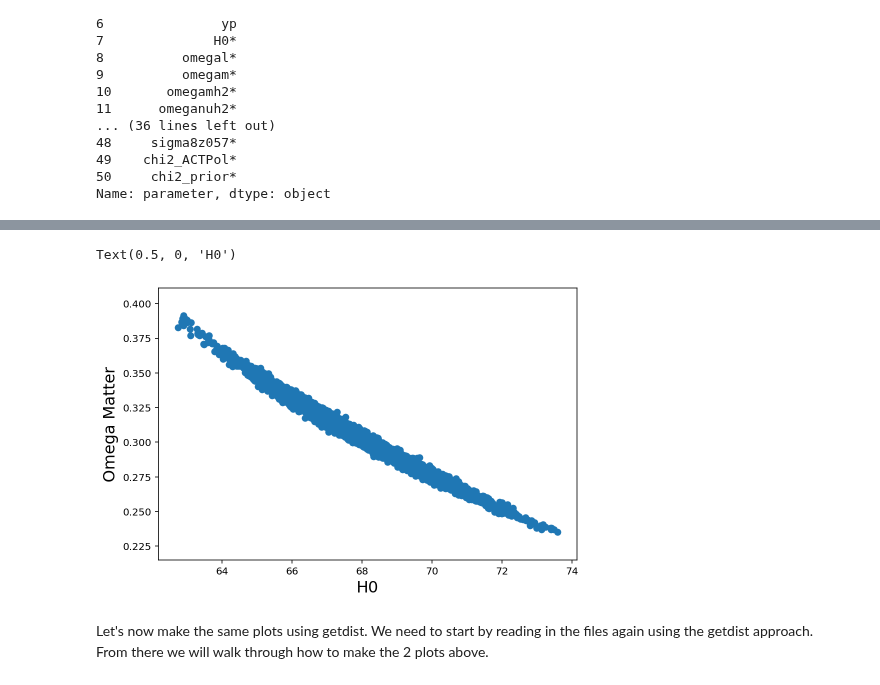
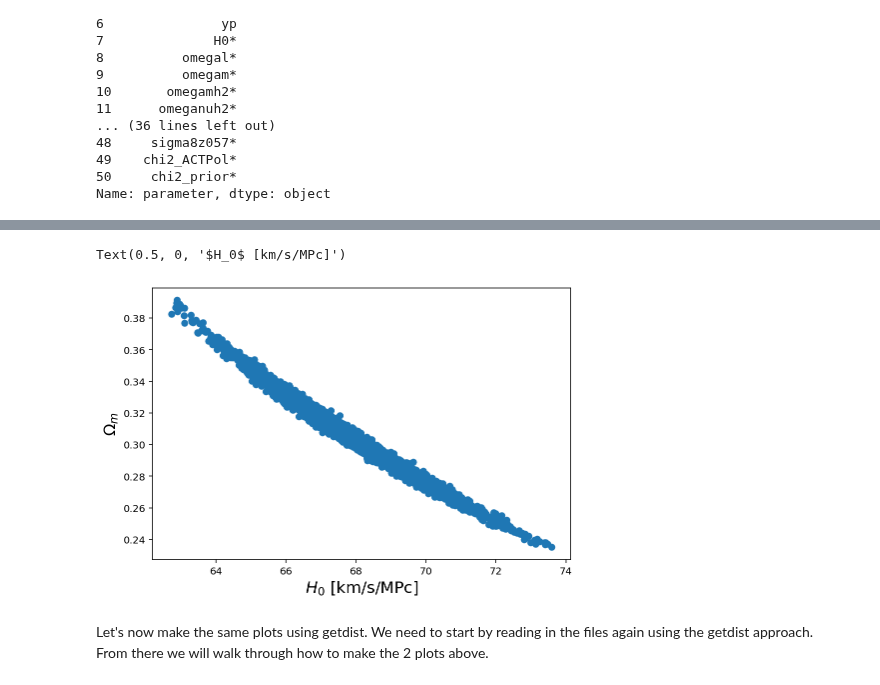
Before and after one commit to ACTCollaboration/DR4_DR5_Notebooks, a Jupyter notebook: Notebooks/Section_10_ACT_likelihood.ipynb, the cells around one changed output, grey strips where cells are left out. Drawn from its saved outputs; the diff is of its cells as text; code cells hidden in the pictures.

```diff
--- a/Notebooks/Section_10_ACT_likelihood.ipynb
+++ b/Notebooks/Section_10_ACT_likelihood.ipynb
@@ -389,17 +389,17 @@ Now let's take a look at how we can do this using getdist.  We need to start by
 # %%
 # Now let's try a 2D example adding in Omega Matter
 
 # It's worth noting that since the first two columns of the chains are iteration and likelihood we add +2
 # to the column number shown above when calling the columns in our scatter plot (i.e. we want H0 which is the
 # 7th parameter above so we plot chain[:, 9]) to get H0
 
 plt.figure(figsize = (7.5, 5))
 plt.scatter(chain[:,9], chain[:,11])
-plt.ylabel("Omega Matter", fontsize = 16)
-plt.xlabel("H0", fontsize = 16)
+plt.ylabel("$\Omega_m$", fontsize = 16)
+plt.xlabel("$H_0$ [km/s/MPc]", fontsize = 16)
 # %% [output]
-Text(0.5, 0, 'H0')
+Text(0.5, 0, '$H_0$ [km/s/MPc]')
-[figure, old version]
+[figure, new version]
 # %% [markdown]
 Let's now make the same plots using getdist.  We need to start by reading in the files again using the getdist approach.  From there we will walk through how to make the 2 plots above.
 # %%
```
Also changed, not shown: parts of 11 cells of this notebook.
